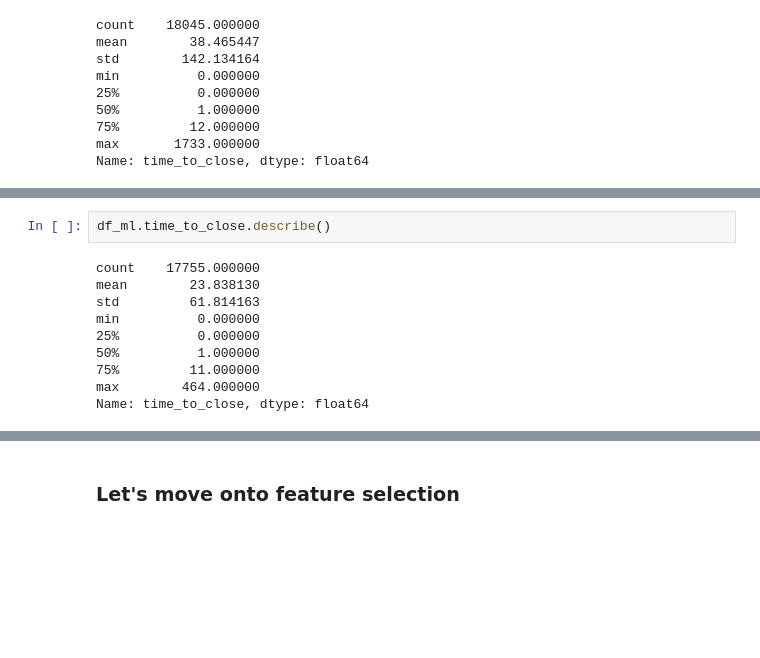
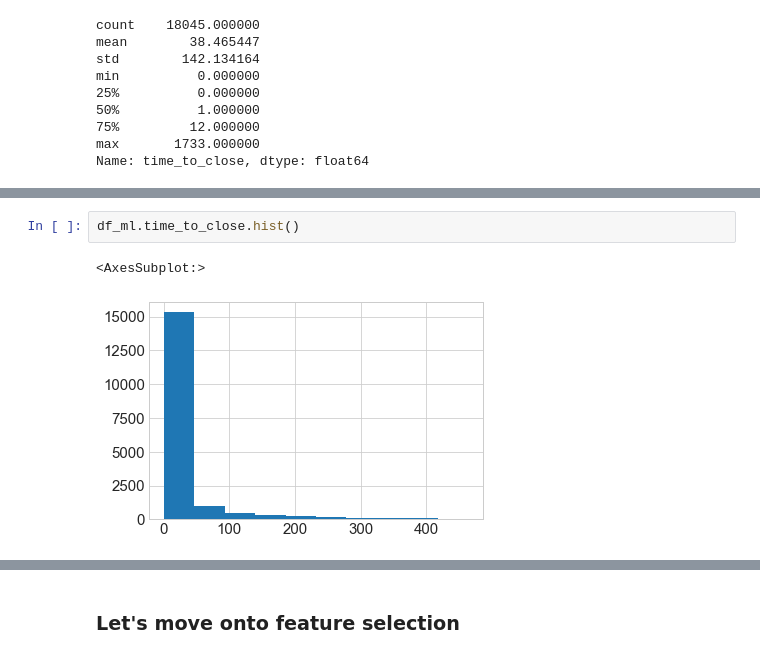
Before and after one commit to AmirZahre/Github_Org_Repo_Analysis, a Jupyter notebook: astronomer_V1.ipynb, the cells around one changed output, grey strips where cells are left out. Saved outputs shown, nothing was run; the diff lists cells and outputs as text; blank space fills up the shorter version.

```diff
--- a/astronomer_V1.ipynb
+++ b/astronomer_V1.ipynb
@@ -951,12 +966,5 @@ df_ml = df_ml[df_ml['outlier'] == True]
-# %%
-df_ml.time_to_close.describe()
-# %% [output]
-count    17755.000000
-mean        23.838130
-std         61.814163
-min          0.000000
-25%          0.000000
-50%          1.000000
-75%         11.000000
-max        464.000000
-Name: time_to_close, dtype: float64
+# %%
+df_ml.time_to_close.hist()
+# %% [output]
+<AxesSubplot:>
+[figure, added]
```
Also changed, not shown: parts of 7 cells of this notebook.
